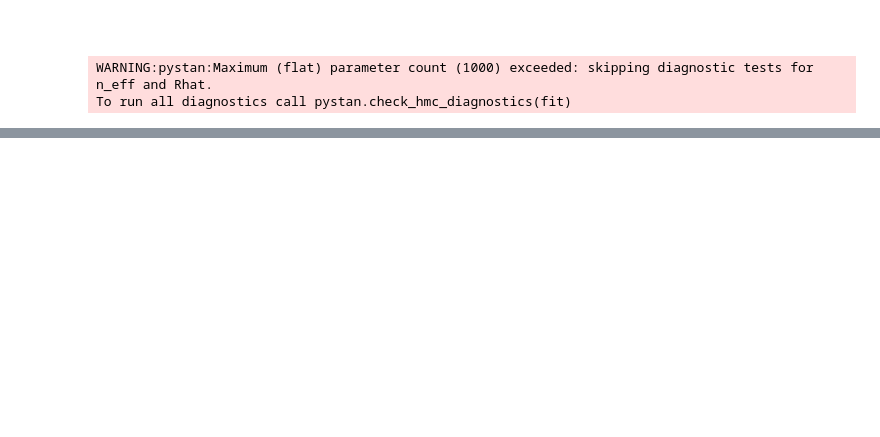
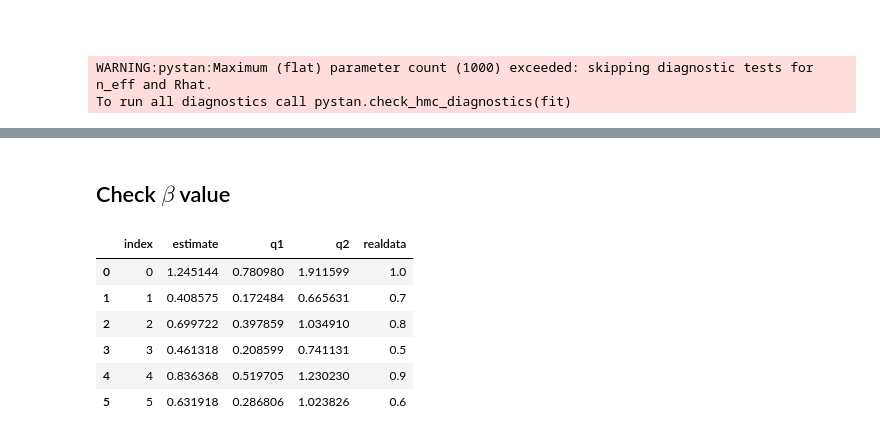
Before and after one commit to bayesways/smc2, a Jupyter notebook: src/HMC_param1.ipynb, the cells around one changed output, grey strips where cells are left out. Saved outputs shown, nothing was run; the diff lists cells and outputs as text; code cells hidden in the pictures; blank space fills up the shorter version.

```diff
--- a/src/HMC_param1.ipynb
+++ b/src/HMC_param1.ipynb
@@ -100,8 +103,8 @@ sm = load_obj('sm', log_dir)
 fit_run = run_stan_model(
     data = expdata.get_stan_data(),
     compiled_model = sm,
-    num_samples = 5000,
-    num_warmup = 5000,
+    num_samples = 3000,
+    num_warmup = 3000,
     num_chains = 1
     )
 # %% [output]
@@ -165 +168,23 @@ INFO:numexpr.utils:NumExpr defaulting to 8 threads.
 [interactive output not drawn]
+# %% [markdown]
+## Check $\beta$ value
+# %%
+b = np.squeeze(ps['beta'])
+estb = np.mean(b, 0)
+quantb = np.quantile(b, q=[0.025, 0.975], axis=0)
+qb1 = quantb[0]
+qb2 = quantb[1]
+df2 = pd.DataFrame(estb, columns=['estimate'])
+df2['q1'] = qb1
+df2['q2'] = qb2
+df2['realdata'] = expdata.raw_data['beta']
+df2 = df2.reset_index()
+df2
+# %% [output]
+|  | index | estimate | q1 | q2 | realdata |
+| 0 | 0 | 1.245144 | 0.780980 | 1.911599 | 1.0 |
+| 1 | 1 | 0.408575 | 0.172484 | 0.665631 | 0.7 |
+| 2 | 2 | 0.699722 | 0.397859 | 1.034910 | 0.8 |
+| 3 | 3 | 0.461318 | 0.208599 | 0.741131 | 0.5 |
+| 4 | 4 | 0.836368 | 0.519705 | 1.230230 | 0.9 |
+| 5 | 5 | 0.631918 | 0.286806 | 1.023826 | 0.6 |
```
Also changed, not shown: parts of 10 cells of this notebook, 1 other file.
